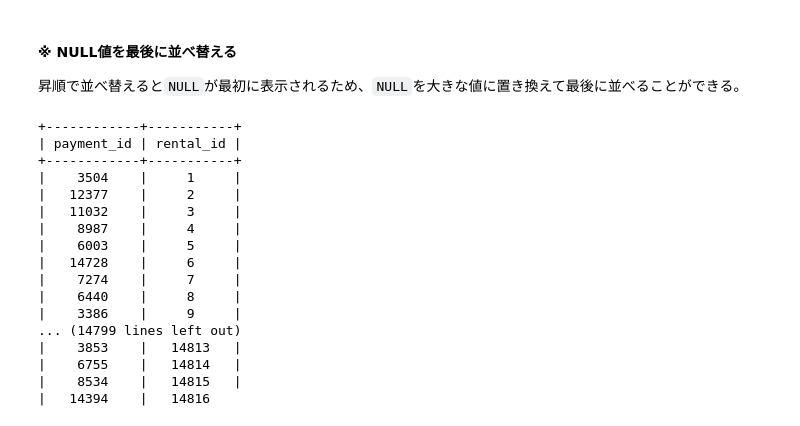
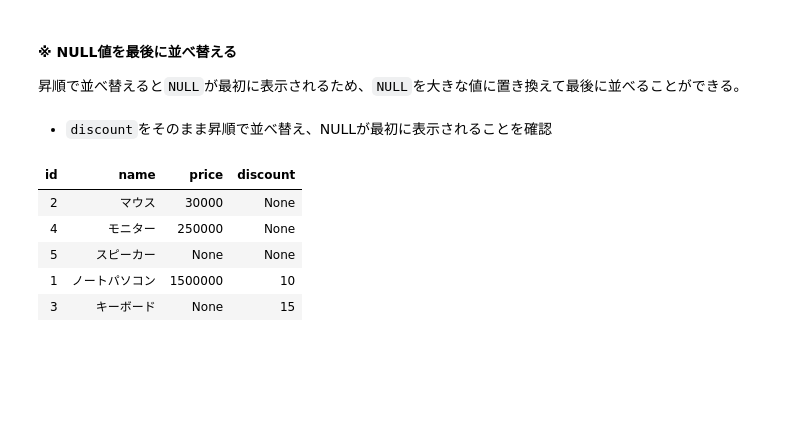
Before and after one commit to KaiLynn99/python_alone, a Jupyter notebook: 2026 7月/7.15 (19日目)/14) IF()、NULL関連関数、CASE式.ipynb, the cells around one changed output. Saved outputs shown, nothing was run; the diff lists cells and outputs as text; code cells hidden in the pictures; blank space fills up the shorter version.

```diff
--- a/2026 7月/7.15 (19日目)/14) IF()、NULL関連関数、CASE式.ipynb
+++ b/2026 7月/7.15 (19日目)/14) IF()、NULL関連関数、CASE式.ipynb
@@ -478,29 +502,18 @@ ORDER BY flag ASC, title ASC
 #### ※ NULL値を最後に並べ替える
 
 昇順で並べ替えると`NULL`が最初に表示されるため、`NULL`を大きな値に置き換えて最後に並べることができる。
+# %% [markdown]
+- `discount`をそのまま昇順で並べ替え、NULLが最初に表示されることを確認
 # %%
 %%sql
 
-SELECT
-    payment_id,
-    rental_id
-FROM payment
-ORDER BY IFNULL(rental_id, 99999) ASC;
+SELECT *
+FROM product
+ORDER BY discount asc;
 # %% [output]
-+------------+-----------+
-| payment_id | rental_id |
-+------------+-----------+
-|    3504    |     1     |
-|   12377    |     2     |
-|   11032    |     3     |
-|    8987    |     4     |
-|    6003    |     5     |
-|   14728    |     6     |
-|    7274    |     7     |
-|    6440    |     8     |
-|    3386    |     9     |
-... (14799 lines left out)
-|    3853    |   14813   |
-|    6755    |   14814   |
-|    8534    |   14815   |
-|   14394    |   14816
+| id | name | price | discount |
+| 2 | マウス | 30000 | None |
+| 4 | モニター | 250000 | None |
+| 5 | スピーカー | None | None |
+| 1 | ノートパソコン | 1500000 | 10 |
+| 3 | キーボード | None | 15 |
```
Also changed, not shown: parts of 33 cells of this notebook, 3 other files.
